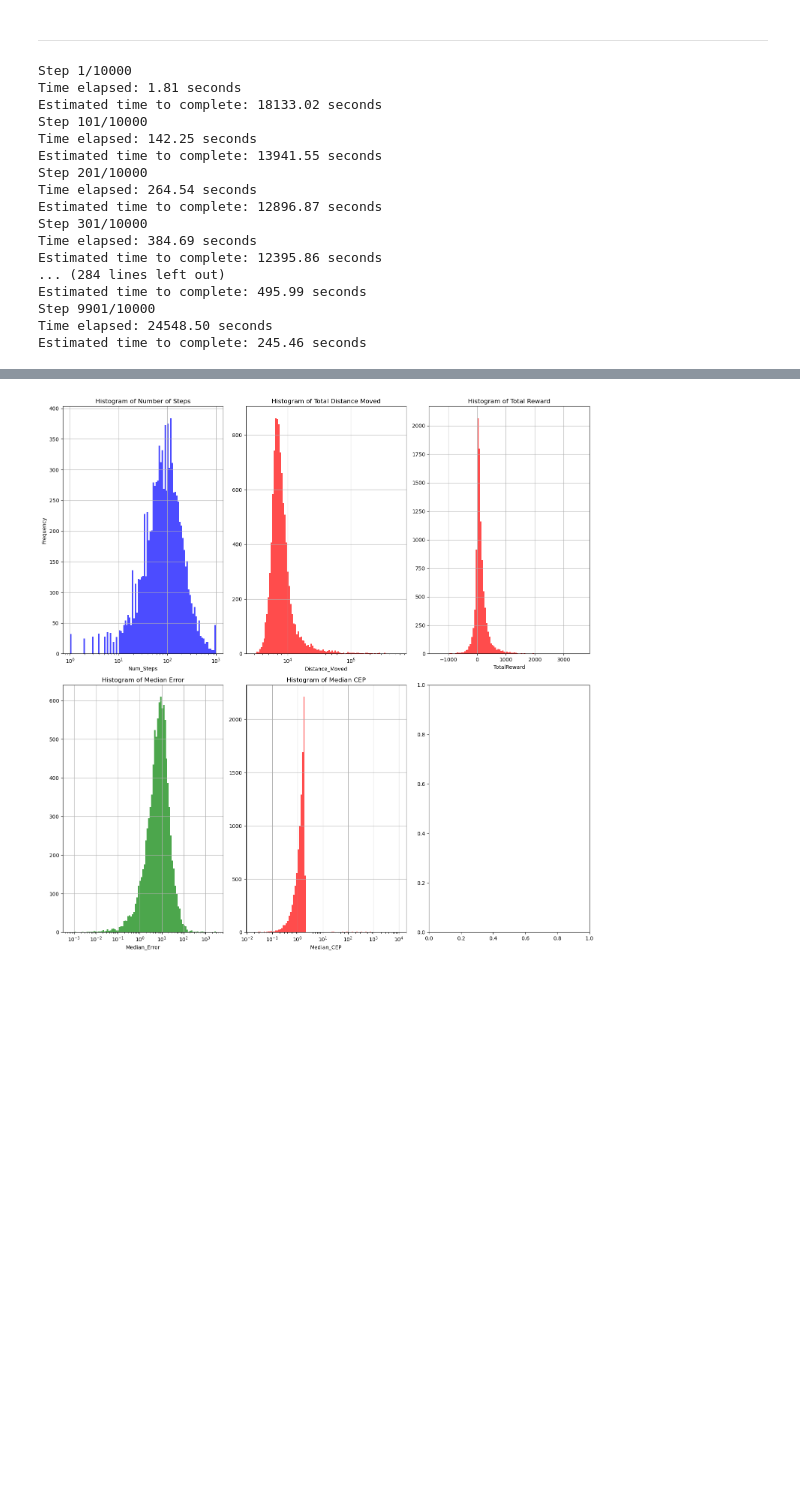
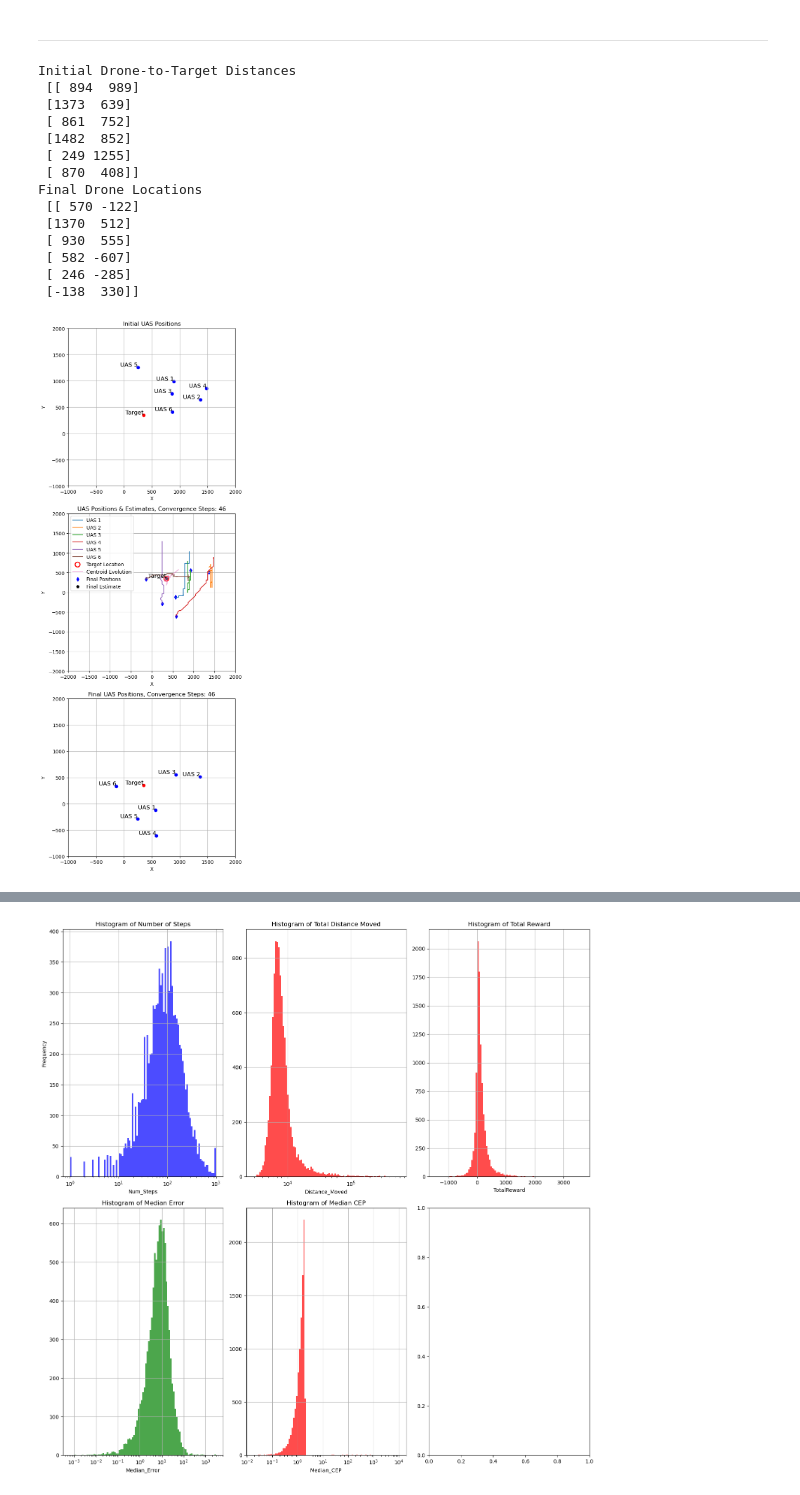
Before and after one commit to raneyoliver/CS8321Labs-public, a Jupyter notebook: lab5/Lab5_FinalProject_Iter1.ipynb, the cells around one changed output, grey strips where cells are left out. Saved outputs shown, nothing was run; the diff lists cells and outputs as text; code cells hidden in the pictures; blank space fills up the shorter version.

Commit message:
Updates include code for summary results and centroid tracing

```diff
--- a/lab5/Lab5_FinalProject_Iter1.ipynb
+++ b/lab5/Lab5_FinalProject_Iter1.ipynb
@@ -300,6 +331,7 @@ class DroneEnv(AECEnv):
         cep_radius = np.sqrt(mad_x**2 + mad_y**2)
         self.cep_radius_after = cep_radius.copy()
         self.old_locs = drones_location_err
+        self.centroids = []
 
 
 
@@ -370,6 +402,7 @@ class DroneEnv(AECEnv):
 
         self.localization_est_after = np.array([median_x,median_y])
         self.loca_err =  np.linalg.norm(self.localization_est_after - self.target_location, axis=1)
+        self.centroids.append(self.localization_est_after.copy())
 
         # Caclulate Power After Action
         power_after = np.zeros(self.num_drones)  # Initialize power_after array
@@ -474,7 +507,7 @@ start_time = time.time()
 # Number of drones (agents)
 num_drones = 6
 env = DroneEnv(num_drones)
-num_simulations = 10000
+num_simulations = 1
 DEBUG=False
 
 ls_numsteps =[]
@@ -595,24 +628,26 @@ for i in range(num_simulations):
 # print(ls_med_y)
 # print(ls_mad_x)
 # print(ls_mad_y)
-# %% [output]
-Step 1/10000
-Time elapsed: 1.81 seconds
-Estimated time to complete: 18133.02 seconds
-Step 101/10000
-Time elapsed: 142.25 seconds
-Estimated time to complete: 13941.55 seconds
-Step 201/10000
-Time elapsed: 264.54 seconds
-Estimated time to complete: 12896.87 seconds
-Step 301/10000
-Time elapsed: 384.69 seconds
-Estimated time to complete: 12395.86 seconds
-... (284 lines left out)
-Estimated time to complete: 495.99 seconds
-Step 9901/10000
-Time elapsed: 24548.50 seconds
-Estimated time to complete: 245.46 seconds
+# %%
+print("Initial Drone-to-Target Distances\n",np.round(env.initial_loc,2))
+print("Final Drone Locations\n", env.drones_location)
+plot_locations(env.initial_loc, env.drones_location, env.target_location, env.current_step)
+# %% [output]
+Initial Drone-to-Target Distances
+ [[ 894  989]
+ [1373  639]
+ [ 861  752]
+ [1482  852]
+ [ 249 1255]
+ [ 870  408]]
+Final Drone Locations
+ [[ 570 -122]
+ [1370  512]
+ [ 930  555]
+ [ 582 -607]
+ [ 246 -285]
+ [-138  330]]
+[figure, added]
 # %%
 #!pip install jinja2
 # %%
```
Also changed, not shown: parts of 1 cell of this notebook, 4 other files.
